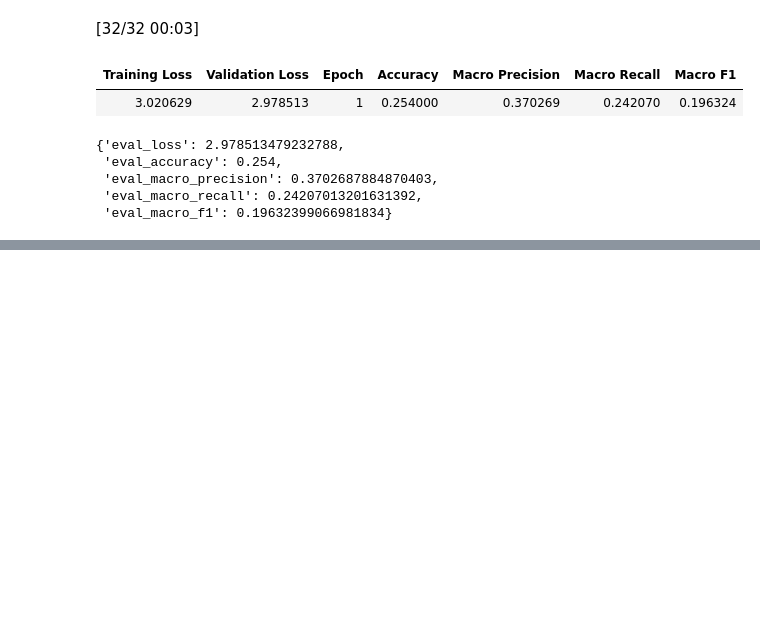
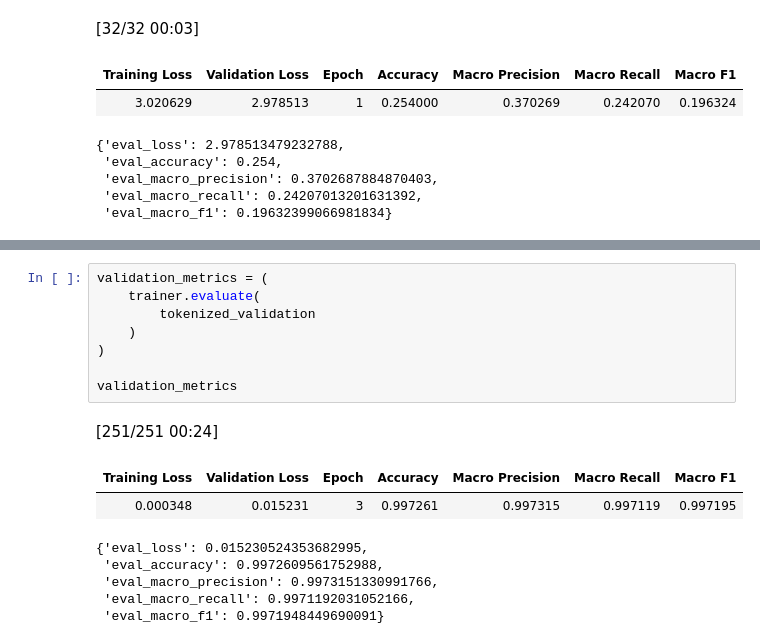
Before and after one commit to ribhupramanik/ResolveAI, a Jupyter notebook: notebooks/03_distilbert_intent_classifier.ipynb, the cells around one changed output, grey strips where cells are left out. Cells and saved outputs as stored; diff of their text form; blank space fills up the shorter version.

```diff
--- a/notebooks/03_distilbert_intent_classifier.ipynb
+++ b/notebooks/03_distilbert_intent_classifier.ipynb
@@ -608,0 +716,17 @@ smoke_metrics
+# %%
+validation_metrics = (
+    trainer.evaluate(
+        tokenized_validation
+    )
+)
+
+validation_metrics
+# %% [output]
+[251/251 00:24]
+| Training Loss | Validation Loss | Epoch | Accuracy | Macro Precision | Macro Recall | Macro F1 |
+| 0.000348 | 0.015231 | 3 | 0.997261 | 0.997315 | 0.997119 | 0.997195 |
+{'eval_loss': 0.015230524353682995,
+ 'eval_accuracy': 0.9972609561752988,
+ 'eval_macro_precision': 0.9973151330991766,
+ 'eval_macro_recall': 0.9971192031052166,
+ 'eval_macro_f1': 0.9971948449690091}
```
Also changed, not shown: parts of 11 cells of this notebook, 1 other file.
